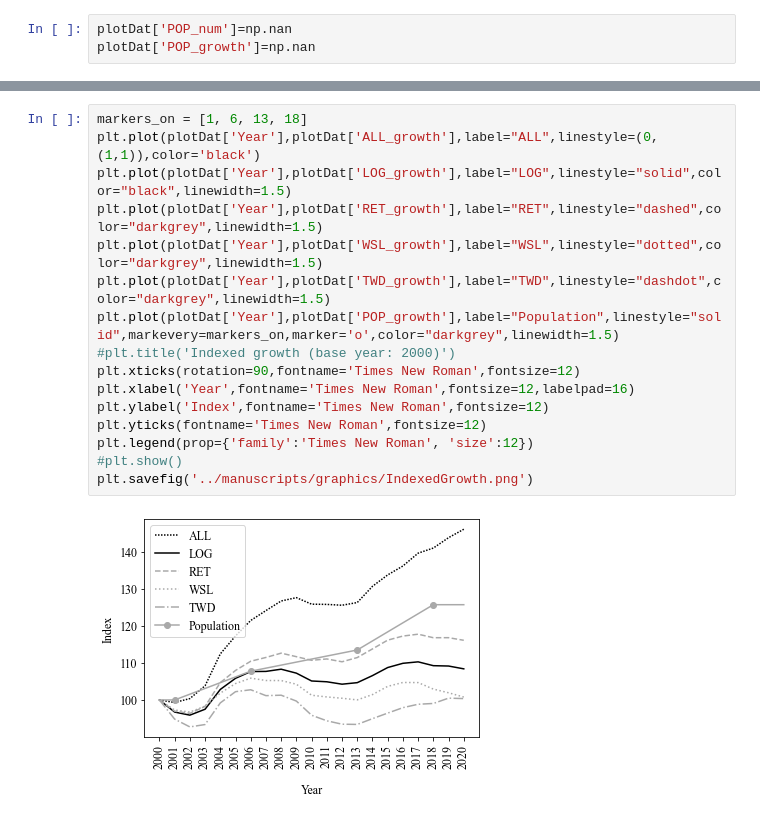
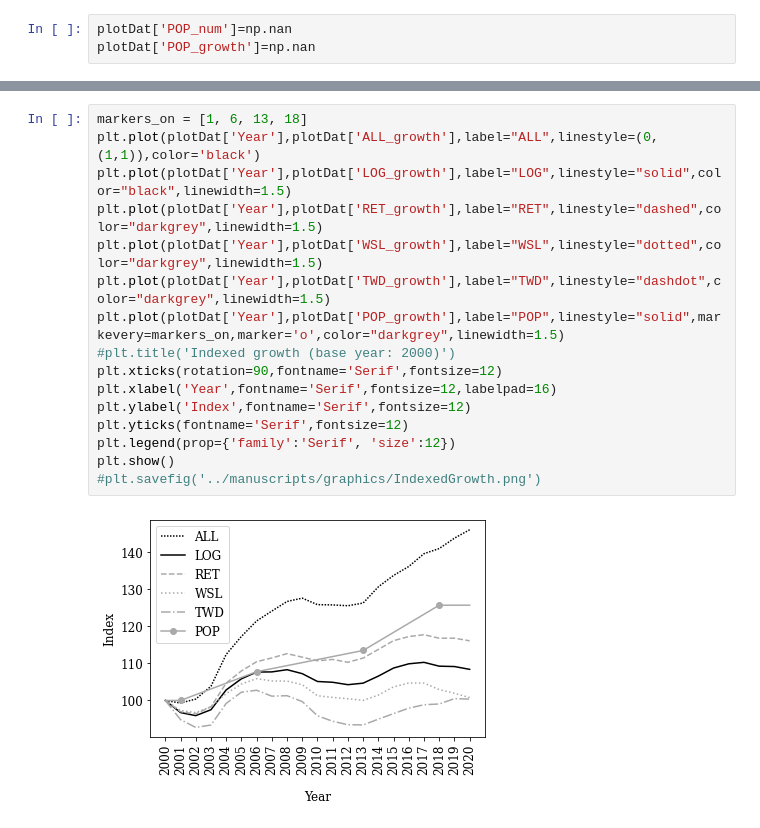
Before and after one commit to nmtrent/LogisticsSprawl_NZ, a Jupyter notebook: python/GrowthCalcsAndGraphs.ipynb, the cells around one changed output, grey strips where cells are left out. Cells and saved outputs as stored; diff of their text form.

```diff
--- a/python/GrowthCalcsAndGraphs.ipynb
+++ b/python/GrowthCalcsAndGraphs.ipynb
@@ -130,21 +131,21 @@ plotDat
 # %%
 markers_on = [1, 6, 13, 18]
 plt.plot(plotDat['Year'],plotDat['ALL_growth'],label="ALL",linestyle=(0,(1,1)),color='black')
 plt.plot(plotDat['Year'],plotDat['LOG_growth'],label="LOG",linestyle="solid",color="black",linewidth=1.5)
 plt.plot(plotDat['Year'],plotDat['RET_growth'],label="RET",linestyle="dashed",color="darkgrey",linewidth=1.5)
 plt.plot(plotDat['Year'],plotDat['WSL_growth'],label="WSL",linestyle="dotted",color="darkgrey",linewidth=1.5)
 plt.plot(plotDat['Year'],plotDat['TWD_growth'],label="TWD",linestyle="dashdot",color="darkgrey",linewidth=1.5)
-plt.plot(plotDat['Year'],plotDat['POP_growth'],label="Population",linestyle="solid",markevery=markers_on,marker='o',color="darkgrey",linewidth=1.5)
+plt.plot(plotDat['Year'],plotDat['POP_growth'],label="POP",linestyle="solid",markevery=markers_on,marker='o',color="darkgrey",linewidth=1.5)
 #plt.title('Indexed growth (base year: 2000)')
-plt.xticks(rotation=90,fontname='Times New Roman',fontsize=12)
-plt.xlabel('Year',fontname='Times New Roman',fontsize=12,labelpad=16)
-plt.ylabel('Index',fontname='Times New Roman',fontsize=12)
-plt.yticks(fontname='Times New Roman',fontsize=12)
-plt.legend(prop={'family':'Times New Roman', 'size':12})
-#plt.show()
-plt.savefig('../manuscripts/graphics/IndexedGrowth.png')
+plt.xticks(rotation=90,fontname='Serif',fontsize=12)
+plt.xlabel('Year',fontname='Serif',fontsize=12,labelpad=16)
+plt.ylabel('Index',fontname='Serif',fontsize=12)
+plt.yticks(fontname='Serif',fontsize=12)
+plt.legend(prop={'family':'Serif', 'size':12})
+plt.show()
+#plt.savefig('../manuscripts/graphics/IndexedGrowth.png')
 # %% [output]
-[figure, old version]
+[figure, new version]
 # %%
 plotDat2=pd.DataFrame(columns=["Year","Area","ALL_unit",'LOG_unit', 'RET_unit', 'WSL_unit', 'TWD_unit',
                               "ALL_perc",'LOG_perc', 'RET_perc', 'WSL_perc', 'TWD_perc'])
```
Also changed, not shown: parts of 27 cells of this notebook, 7 other files.
